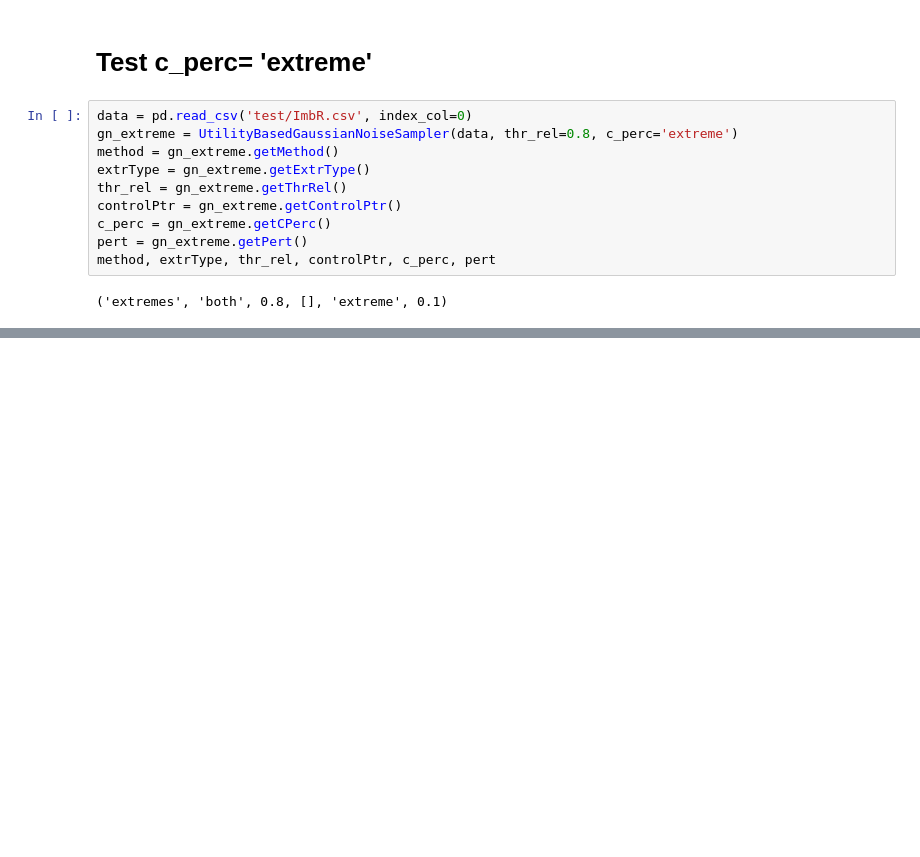
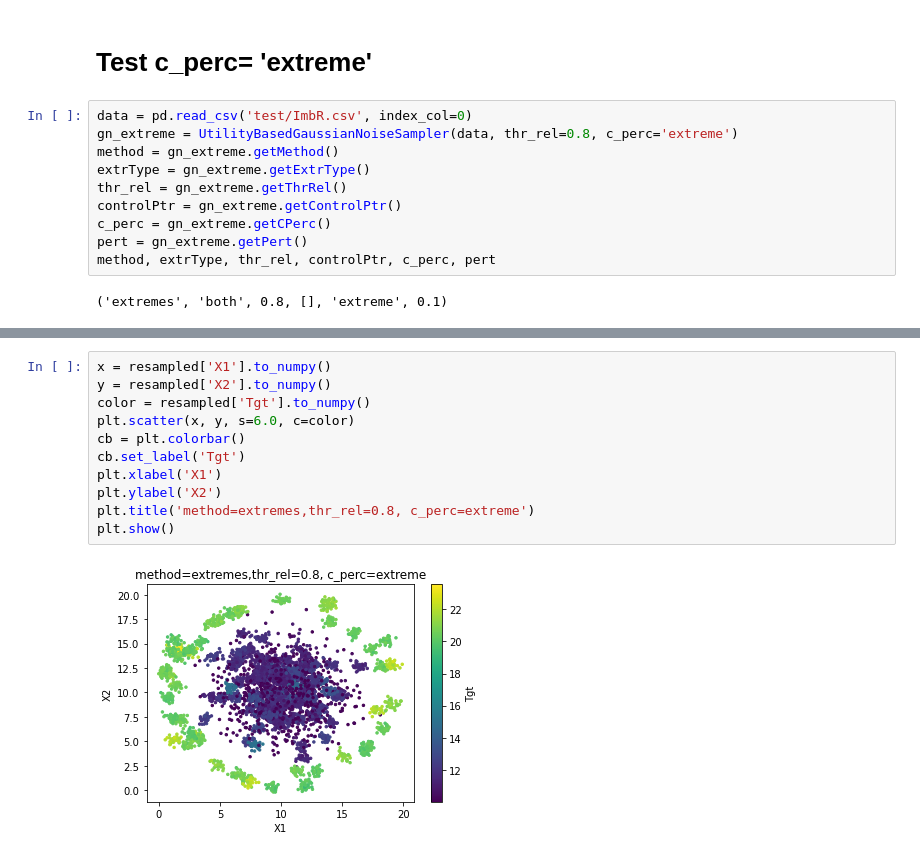
Before and after one commit to ndai093/ImbalancedRegressionSampler, a Jupyter notebook: test_gn_sampler.ipynb, the cells around one changed output, grey strips where cells are left out. Saved outputs shown, nothing was run; the diff lists cells and outputs as text; blank space fills up the shorter version.

```diff
--- a/test_gn_sampler.ipynb
+++ b/test_gn_sampler.ipynb
@@ -120,2 +146,15 @@ len(resampled), resampled
 
  [5623 rows x 3 columns])
+# %%
+x = resampled['X1'].to_numpy()
+y = resampled['X2'].to_numpy()
+color = resampled['Tgt'].to_numpy()
+plt.scatter(x, y, s=6.0, c=color)
+cb = plt.colorbar()
+cb.set_label('Tgt')
+plt.xlabel('X1')
+plt.ylabel('X2')
+plt.title('method=extremes,thr_rel=0.8, c_perc=extreme')
+plt.show()
+# %% [output]
+[figure, added]
```
Also changed, not shown: parts of 5 cells of this notebook, 29 other files.
